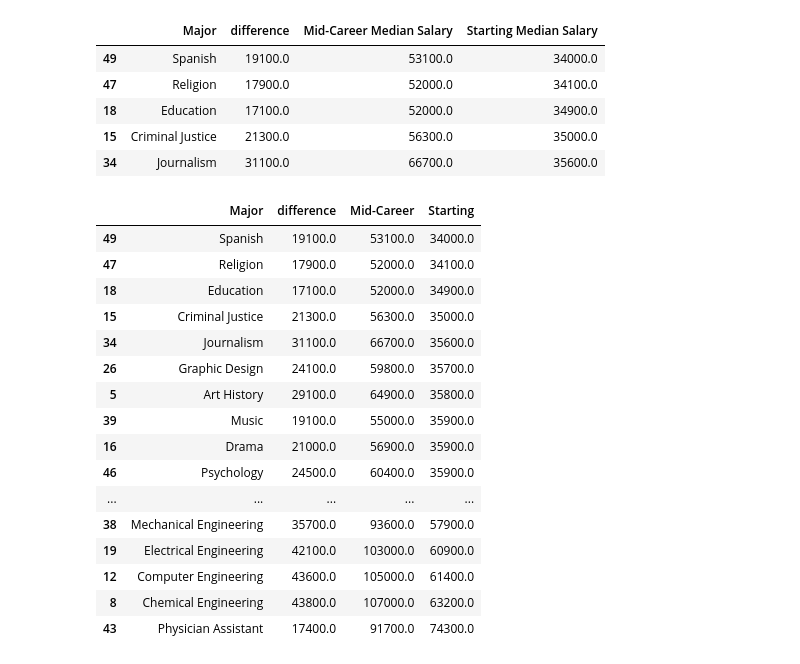
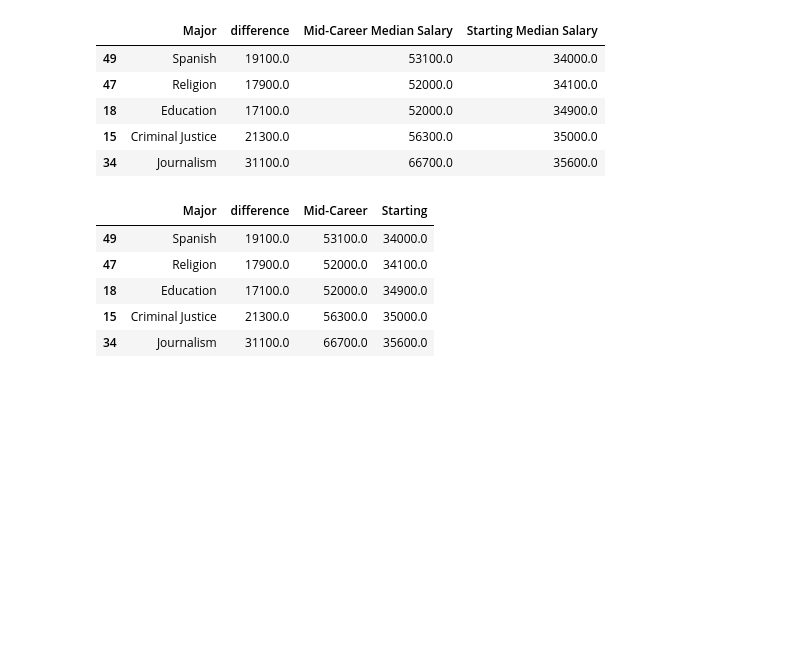
Before and after one commit to UU-Data-Science-Project/Degree-Analyzer, a Jupyter notebook: Project_File.ipynb, the cells around one changed output. Saved outputs shown, nothing was run; the diff lists cells and outputs as text; code cells hidden in the pictures; blank space fills up the shorter version.

```diff
--- a/Project_File.ipynb
+++ b/Project_File.ipynb
@@ -454,25 +413,14 @@ lr_start.head()
 | 34 | Journalism | 31100.0 | 66700.0 | 35600.0 |
 # %%
 lr_start = lr_start.rename(columns={"Mid-Career Median Salary": "Mid-Career", "Starting Median Salary": "Starting"}, errors="raise")
-lr_start
+lr_start.head()
 # %% [output]
 |  | Major | difference | Mid-Career | Starting |
 | 49 | Spanish | 19100.0 | 53100.0 | 34000.0 |
 | 47 | Religion | 17900.0 | 52000.0 | 34100.0 |
 | 18 | Education | 17100.0 | 52000.0 | 34900.0 |
 | 15 | Criminal Justice | 21300.0 | 56300.0 | 35000.0 |
 | 34 | Journalism | 31100.0 | 66700.0 | 35600.0 |
-| 26 | Graphic Design | 24100.0 | 59800.0 | 35700.0 |
-| 5 | Art History | 29100.0 | 64900.0 | 35800.0 |
-| 39 | Music | 19100.0 | 55000.0 | 35900.0 |
-| 16 | Drama | 21000.0 | 56900.0 | 35900.0 |
-| 46 | Psychology | 24500.0 | 60400.0 | 35900.0 |
-| ... | ... | ... | ... | ... |
-| 38 | Mechanical Engineering | 35700.0 | 93600.0 | 57900.0 |
-| 19 | Electrical Engineering | 42100.0 | 103000.0 | 60900.0 |
-| 12 | Computer Engineering | 43600.0 | 105000.0 | 61400.0 |
-| 8 | Chemical Engineering | 43800.0 | 107000.0 | 63200.0 |
-| 43 | Physician Assistant | 17400.0 | 91700.0 | 74300.0 |
 # %%
 diff_start_ols = sm.ols(formula="difference ~ Starting", data=lr_start).fit()
 print(diff_start_ols.summary())
```
Also changed, not shown: parts of 11 cells of this notebook.
